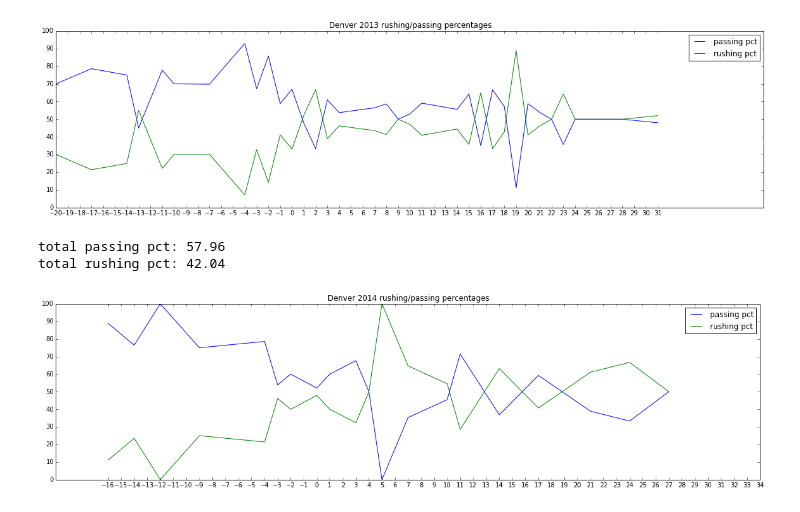
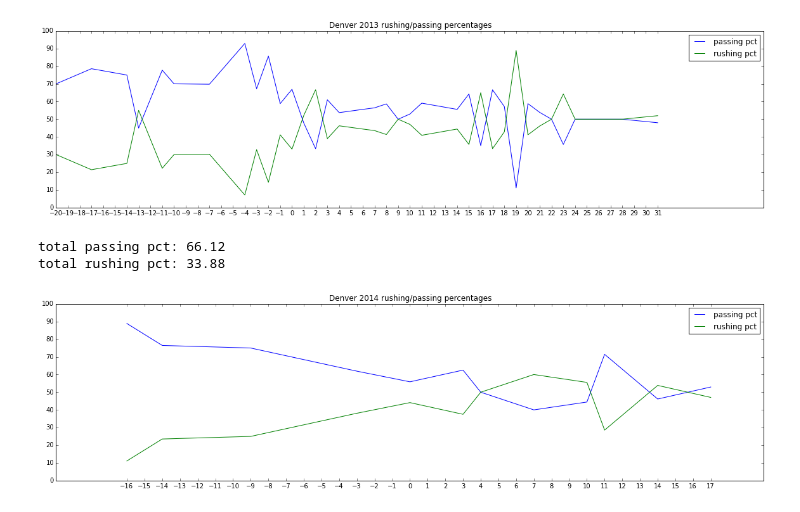
Before and after one commit to dren95/nfldb_notebooks, a Jupyter notebook: Denver_Pass_vs_Rush_2013_vs_2014.ipynb, the cells around one changed output. Drawn from its saved outputs; the diff is of its cells as text; code cells hidden in the pictures.

Commit message:
smarter graph smoothing, regular season constraint

```diff
--- a/Denver_Pass_vs_Rush_2013_vs_2014.ipynb
+++ b/Denver_Pass_vs_Rush_2013_vs_2014.ipynb
@@ -9,11 +9,11 @@ import nfldb
 
 db = nfldb.connect()
 # %%
-def graph_rush_vs_pass(passing, rushing, passing_pct, rushing_pct, title, threshold=4):
+def graph_rush_vs_pass(passing, rushing, passing_pct, rushing_pct, title, threshold):
     """
     plot the rushing/passing percentages against score differential
     there are some very low occurrence score differentials e.g. -6 (which only happened twice)
-    leave out the data for these low occurrence differentials (arbitrarily picked at 4 or less)
+    leave out the data for these low occurrence differentials
     """
     plt.figure(figsize=(20,5))
 
@@ -58,15 +59,16 @@ graph_rush_vs_pass(passing, rushing, passing_pct, rushing_pct, 'Denver 2013 rush
 # %% [output]
 [figure]
 # %%
-q = nfldb.Query(db).game(season_year=2014)
+q = nfldb.Query(db).game(season_year=2014, season_type='Regular')
 passing, rushing, passing_pct, rushing_pct = analysis.rush_pass_breakdown(db, q, 'DEN')
 
 total_passing_pct = np.mean(passing_pct.values())
 print 'total passing pct: %0.2f\ntotal rushing pct: %0.2f' % (total_passing_pct, 100 - total_passing_pct)
 # %% [output]
-total passing pct: 57.96
-total rushing pct: 42.04
+total passing pct: 66.12
+total rushing pct: 33.88
 # %%
-graph_rush_vs_pass(passing, rushing, passing_pct, rushing_pct, 'Denver 2014 rushing/passing percentages')
+threshold = analysis.find_graph_threshold(passing, rushing)
+graph_rush_vs_pass(passing, rushing, passing_pct, rushing_pct, 'Denver 2014 rushing/passing percentages', threshold)
 # %% [output]
-[figure, old version]
+[figure, new version]
```
Also changed, not shown: parts of 1 cell of this notebook, 1 other file.
